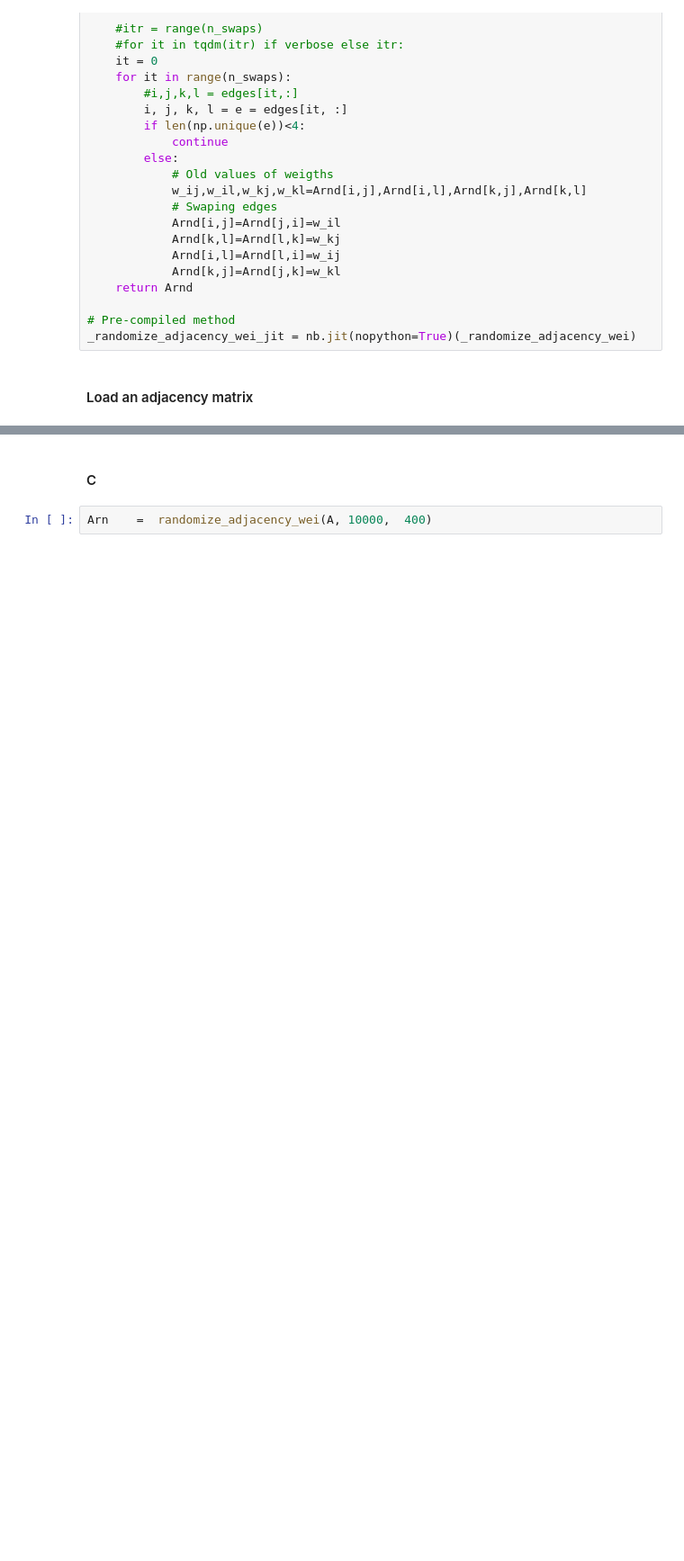
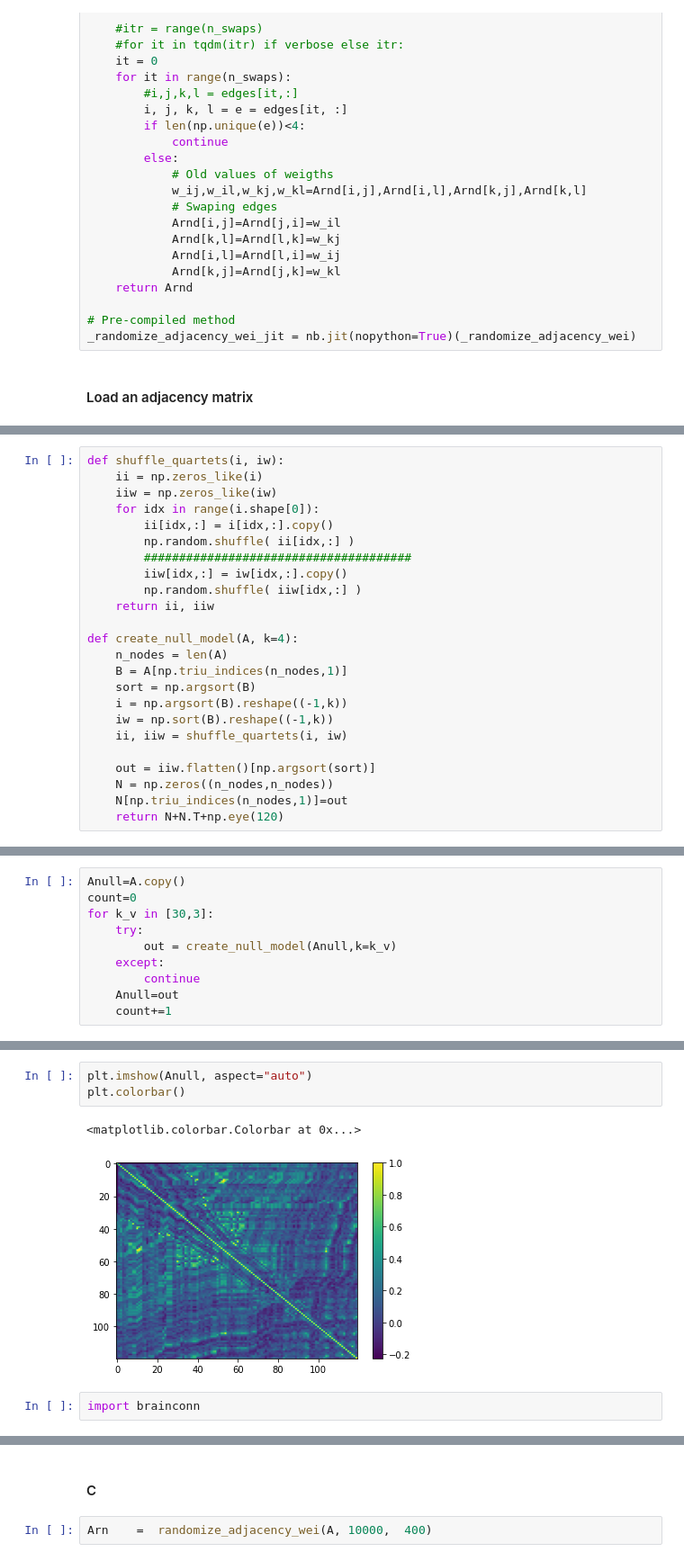
Before and after one commit to ViniciusLima94/RandomizeEdges, a Jupyter notebook: Randomize Adjacency-wei.ipynb, the cells around one changed output, grey strips where cells are left out. Shown at 90% size. Cells and saved outputs as stored; diff of their text form; blank space fills up the shorter version.

```diff
--- a/Randomize Adjacency-wei.ipynb
+++ b/Randomize Adjacency-wei.ipynb
@@ -100,0 +103,24 @@ np.fill_diagonal(A,1)
+# %%
+def shuffle_quartets(i, iw):
+    ii = np.zeros_like(i)
+    iiw = np.zeros_like(iw)
+    for idx in range(i.shape[0]):
+        ii[idx,:] = i[idx,:].copy()
+        np.random.shuffle( ii[idx,:] )
+        ######################################
+        iiw[idx,:] = iw[idx,:].copy()
+        np.random.shuffle( iiw[idx,:] )
+    return ii, iiw
+
+def create_null_model(A, k=4):
+    n_nodes = len(A)
+    B = A[np.triu_indices(n_nodes,1)]
+    sort = np.argsort(B)
+    i = np.argsort(B).reshape((-1,k))
+    iw = np.sort(B).reshape((-1,k))
+    ii, iiw = shuffle_quartets(i, iw)
+
+    out = iiw.flatten()[np.argsort(sort)]
+    N = np.zeros((n_nodes,n_nodes))
+    N[np.triu_indices(n_nodes,1)]=out
+    return N+N.T+np.eye(120)
@@ -100,0 +163,10 @@ np.fill_diagonal(A,1)
+# %%
+Anull=A.copy()
+count=0
+for k_v in [30,3]:
+    try:
+        out = create_null_model(Anull,k=k_v)
+    except:
+        continue
+    Anull=out
+    count+=1
@@ -100,0 +183,8 @@ np.fill_diagonal(A,1)
+# %%
+plt.imshow(Anull, aspect="auto")
+plt.colorbar()
+# %% [output]
+<matplotlib.colorbar.Colorbar at 0x...>
+[figure, added]
+# %%
+import brainconn
```
Also changed, not shown: parts of 15 cells of this notebook, 1 other file.
